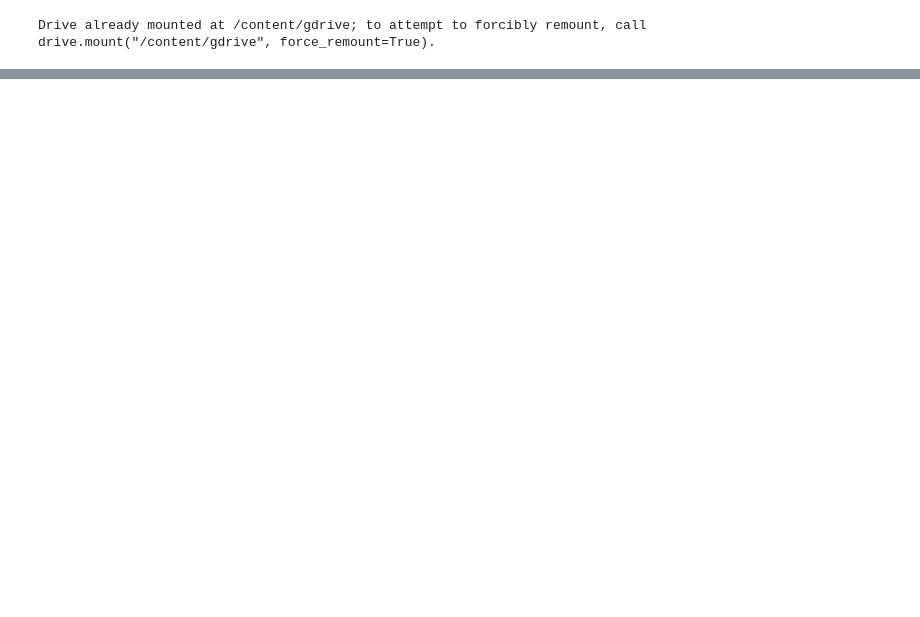
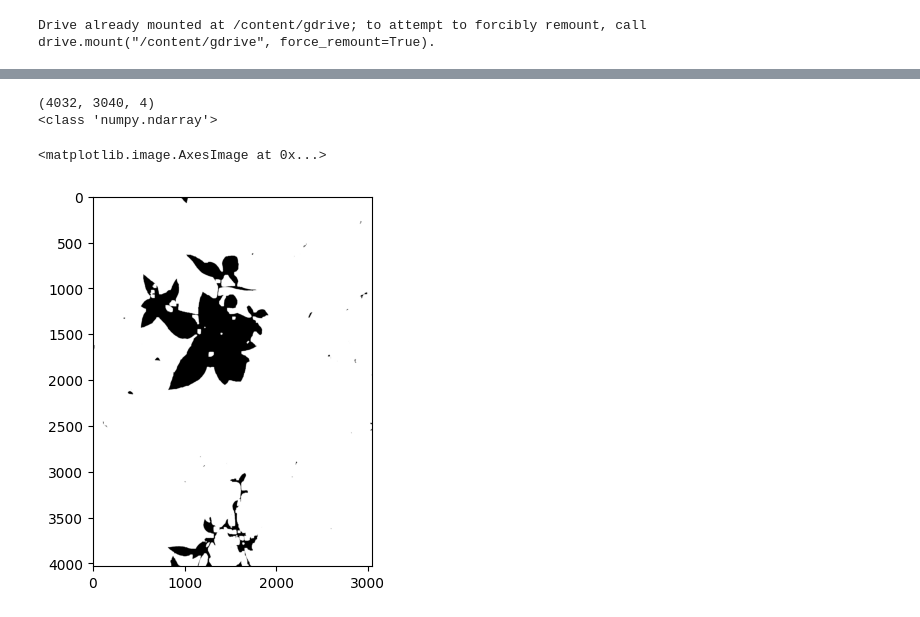
Before and after one commit to BearKS/Robotic-weed-control-system, a Jupyter notebook: weed_extraction.ipynb, the cells around one changed output, grey strips where cells are left out. Drawn from its saved outputs; the diff is of its cells as text; code cells hidden in the pictures; blank space fills up the shorter version.

```diff
--- a/weed_extraction.ipynb
+++ b/weed_extraction.ipynb
@@ -80,0 +86,10 @@ if denoised_img is not None:
+# %%
+#check
+print(denoised_img.shape)
+print(type(denoised_img))
+plt.imshow(denoised_img)
+# %% [output]
+(4032, 3040, 4)
+<class 'numpy.ndarray'>
+<matplotlib.image.AxesImage at 0x...>
+[figure, added]
```
Also changed, not shown: parts of 8 cells of this notebook.
